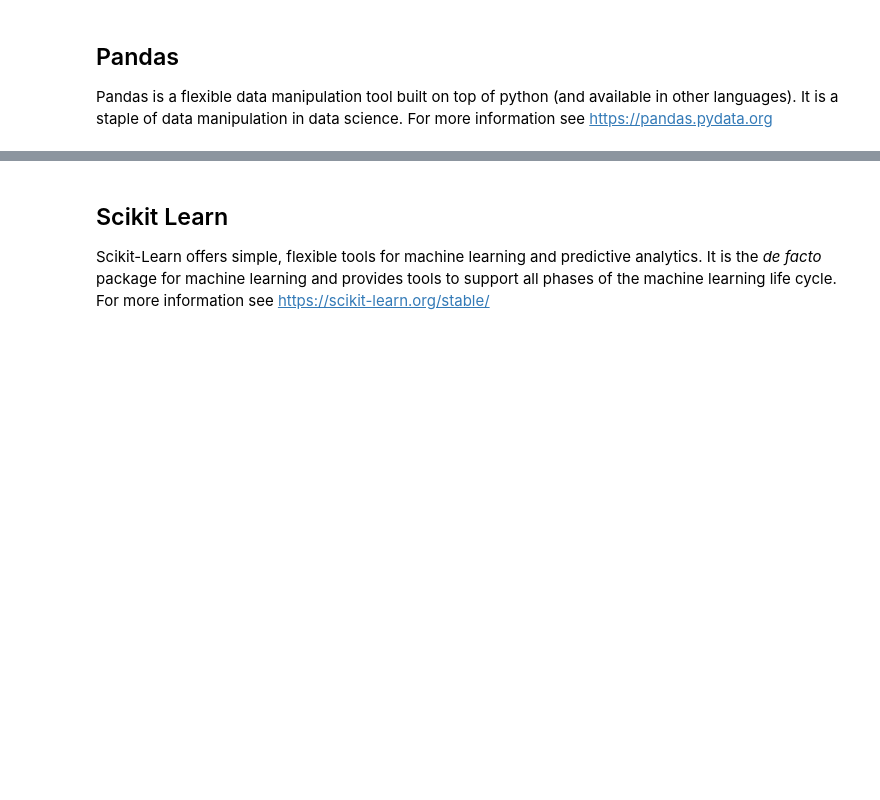
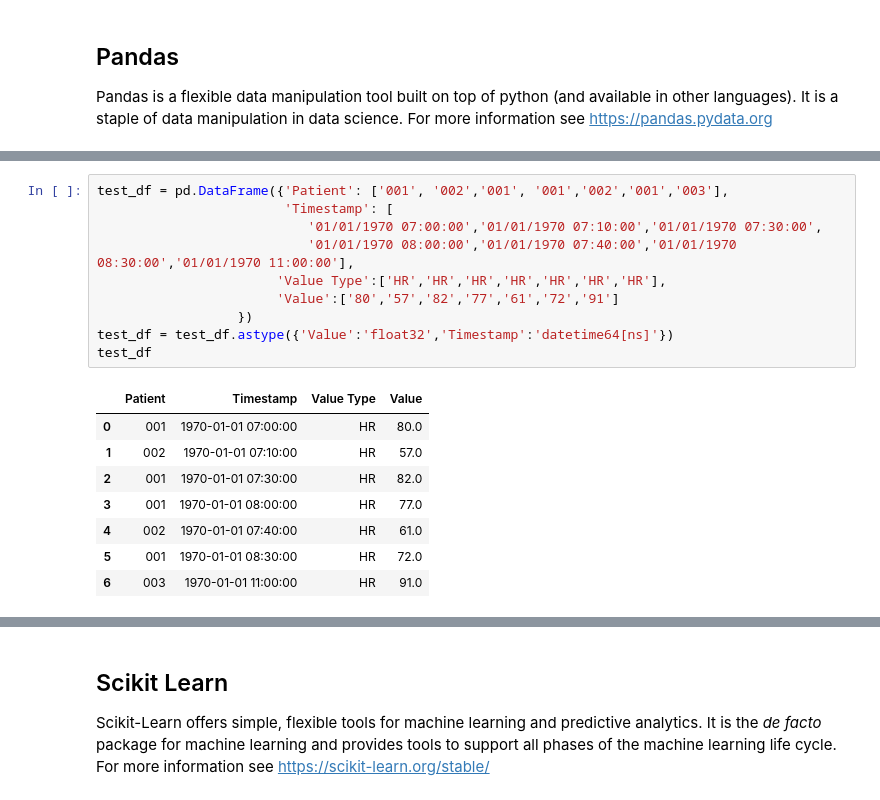
Before and after one commit to ggray15/jhach_cpdsam_symposium_workshop, a Jupyter notebook: notebooks/step_0_intro_to_python/intro_2_python.ipynb, the cells around one changed output, grey strips where cells are left out. Cells and saved outputs as stored; diff of their text form; blank space fills up the shorter version.

```diff
--- a/notebooks/step_0_intro_to_python/intro_2_python.ipynb
+++ b/notebooks/step_0_intro_to_python/intro_2_python.ipynb
@@ -222,0 +205,19 @@ dtype: float64 in 0.28635443100000124 seconds
+# %%
+test_df = pd.DataFrame({'Patient': ['001', '002','001', '001','002','001','003'],
+                        'Timestamp': [
+                           '01/01/1970 07:00:00','01/01/1970 07:10:00','01/01/1970 07:30:00',
+                           '01/01/1970 08:00:00','01/01/1970 07:40:00','01/01/1970 08:30:00','01/01/1970 11:00:00'],
+                       'Value Type':['HR','HR','HR','HR','HR','HR','HR'],
+                       'Value':['80','57','82','77','61','72','91']
+                  })
+test_df = test_df.astype({'Value':'float32','Timestamp':'datetime64[ns]'})
+test_df
+# %% [output]
+|  | Patient | Timestamp | Value Type | Value |
+| 0 | 001 | 1970-01-01 07:00:00 | HR | 80.0 |
+| 1 | 002 | 1970-01-01 07:10:00 | HR | 57.0 |
+| 2 | 001 | 1970-01-01 07:30:00 | HR | 82.0 |
+| 3 | 001 | 1970-01-01 08:00:00 | HR | 77.0 |
+| 4 | 002 | 1970-01-01 07:40:00 | HR | 61.0 |
+| 5 | 001 | 1970-01-01 08:30:00 | HR | 72.0 |
+| 6 | 003 | 1970-01-01 11:00:00 | HR | 91.0 |
```
Also changed, not shown: parts of 25 cells of this notebook, 3 other files.
